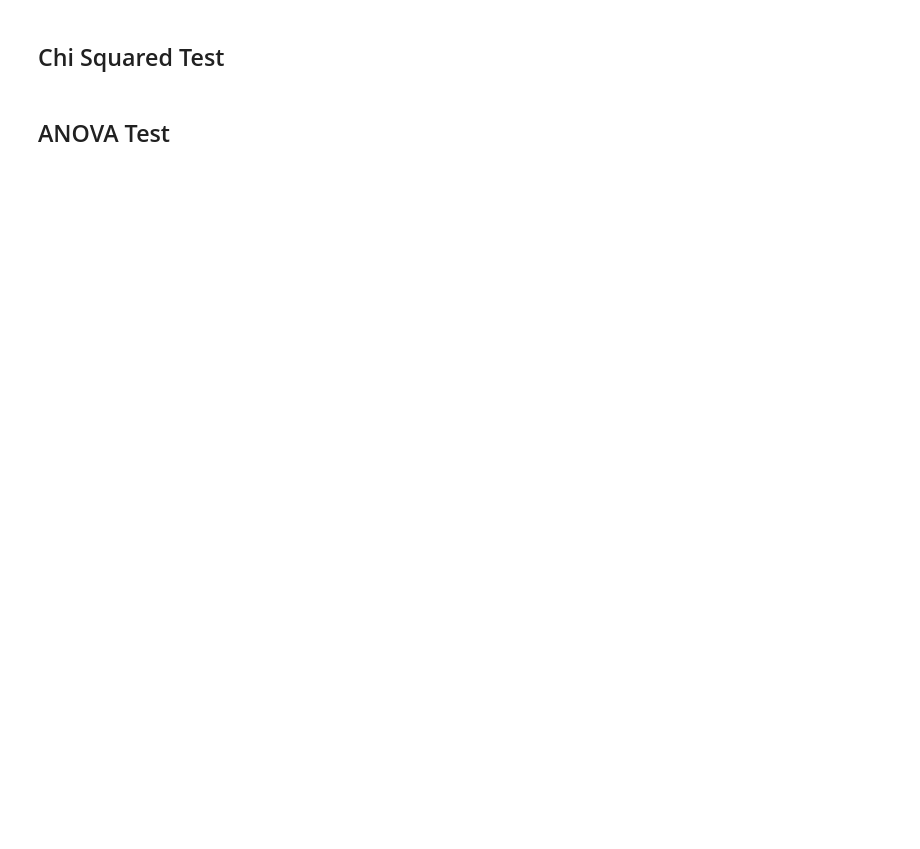
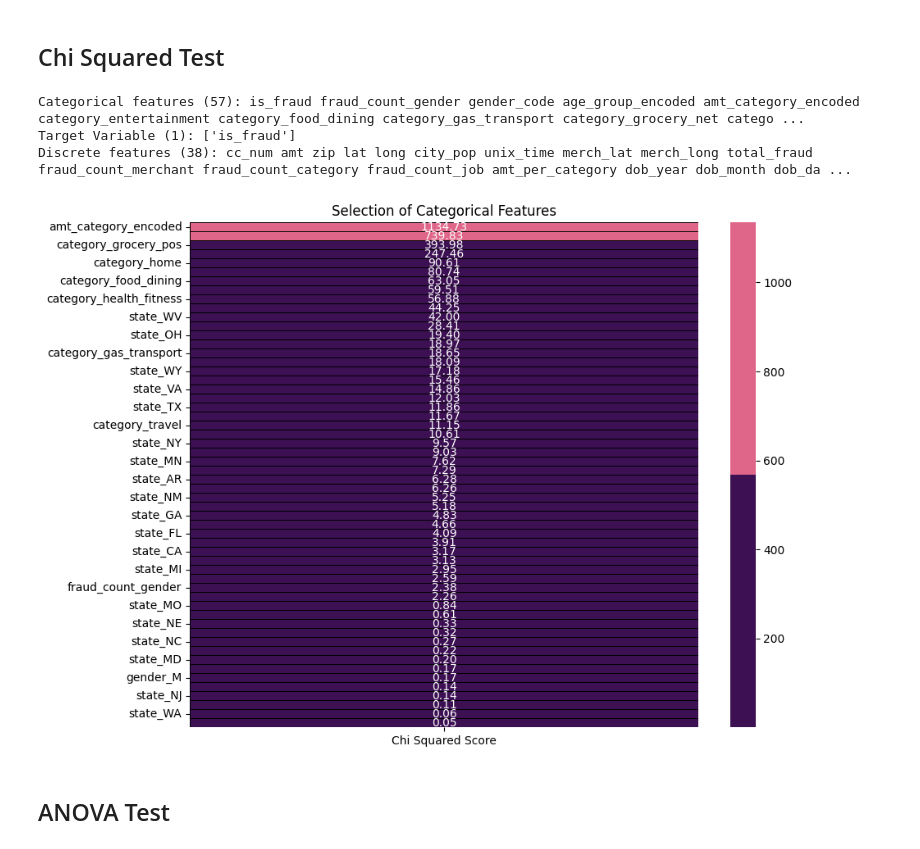
Before and after one commit to NadaManai/Credit-Card-Fraud-Detection, a Jupyter notebook: Data Cleaning.ipynb, the cells around one changed output. Saved outputs shown, nothing was run; the diff lists cells and outputs as text; code cells hidden in the pictures; blank space fills up the shorter version.

```diff
--- a/Data Cleaning.ipynb
+++ b/Data Cleaning.ipynb
@@ -397,18 +397,6 @@ test_df = add_distance_feature(test_df)
 # interaction feature
 train_df["fraud_distance_interaction"] = train_df["haversine_dist"] * train_df["is_fraud"]
 test_df["fraud_distance_interaction"] = test_df["haversine_dist"] * test_df["is_fraud"]
-# %%
-# fraud check per distance
-def add_distance_risk(df):
-    df["distance_risk"] = pd.cut(
-        df["haversine_dist"],
-        bins=[-1, 5, 50, 500, np.inf],  # adjust thresholds
-        labels=["very_close", "close", "medium", "far"]
-    )
-    return df
-
-train_df = add_distance_risk(train_df)
-test_df = add_distance_risk(test_df)
 # %%
 # Interaction: haversine_dist × amt
 train_df['haversine_dist_x_amt'] = train_df['haversine_dist'] * train_df['amt']
@@ -783,25 +832,36 @@ reset_color = '\033[0m'
 print(f"{light_blue}Categorical features ({len(categorical_features)}):{reset_color}", *categorical_features)
 print(f"{light_blue}Target Variable ({len(target)}):{reset_color}", target)
 print(f"{light_blue}Discrete features ({len(discrete_features)}):{reset_color}", *discrete_features)
+# %% [output]
+Categorical features (57): is_fraud fraud_count_gender gender_code age_group_encoded amt_category_encoded category_entertainment category_food_dining category_gas_transport category_grocery_net catego ...
+Target Variable (1): ['is_fraud']
+Discrete features (38): cc_num amt zip lat long city_pop unix_time merch_lat merch_long total_fraud fraud_count_merchant fraud_count_category fraud_count_job amt_per_category dob_year dob_month dob_da ...
 # %%
 from sklearn.feature_selection import SelectKBest, chi2
+
 colors = ['#3C1053', '#DF6589']
-flag_columns = [col for col in categorical_features if col not in ['is_fraud']]
+flag_columns = [col for col in categorical_features if col != 'is_fraud']
+features = pd.get_dummies(X_train[flag_columns], drop_first=True)
 
-fig, ax = plt.subplots(figsize=(8, 5))
-
-features = X_train.loc[:, flag_columns].clip(lower=0)
 target = y_train
 
 best_features = SelectKBest(score_func=chi2, k='all')
 fit = best_features.fit(features, target)
 
-featureScores_train = pd.DataFrame(data=fit.scores_, index=features.columns, columns=['Chi Squared Score'])
-sorted_featureScores_train = featureScores_train.sort_values(ascending=False, by='Chi Squared Score')
+featureScores_train = pd.DataFrame(
+    data=fit.scores_,
+    index=features.columns,
+    columns=['Chi Squared Score']
+)
 
-sns.heatmap(sorted_featureScores_train, annot=True, cmap=colors, linewidths=0.4, linecolor='black', fmt='.2f')
+sorted_featureScores_train = featureScores_train.sort_values(by='Chi Squared Score', ascending=False)
+
+fig, ax = plt.subplots(figsize=(10, 8))
+sns.heatmap(sorted_featureScores_train, annot=True, cmap=colors, linewidths=0.4, linecolor='black', fmt='.2f', ax=ax)
 plt.title('Selection of Categorical Features')
 plt.show()
+# %% [output]
+[figure, added]
 # %% [markdown]
 ## ANOVA Test
 # %%
```
Also changed, not shown: parts of 18 cells of this notebook.
